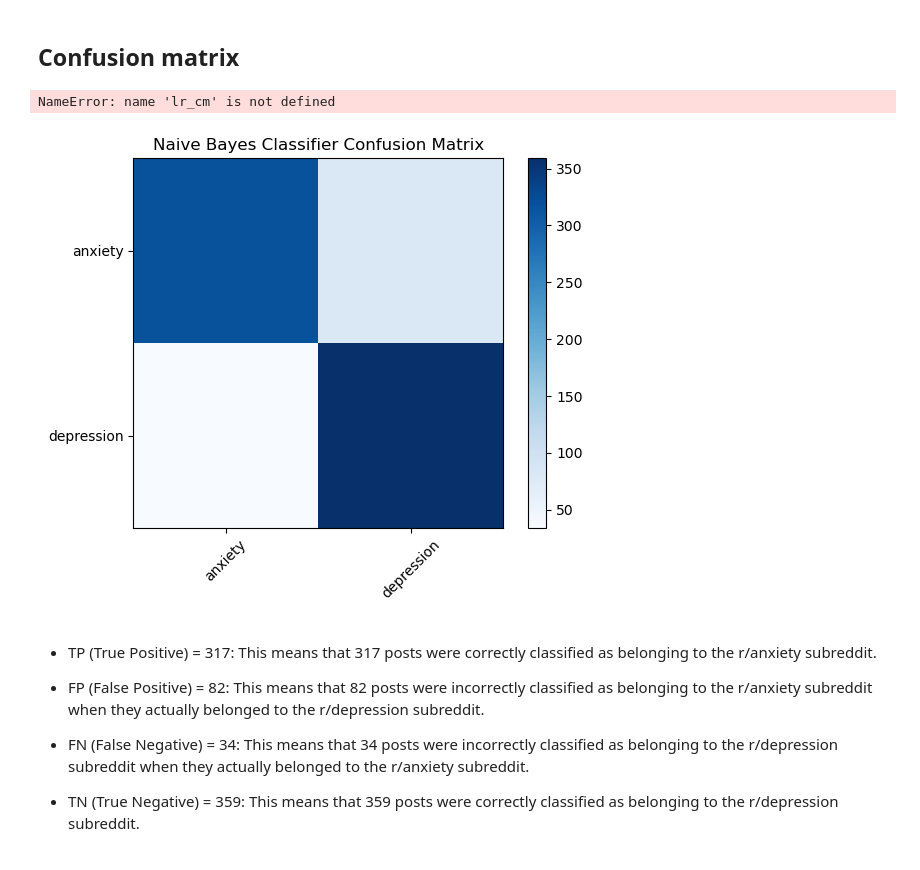
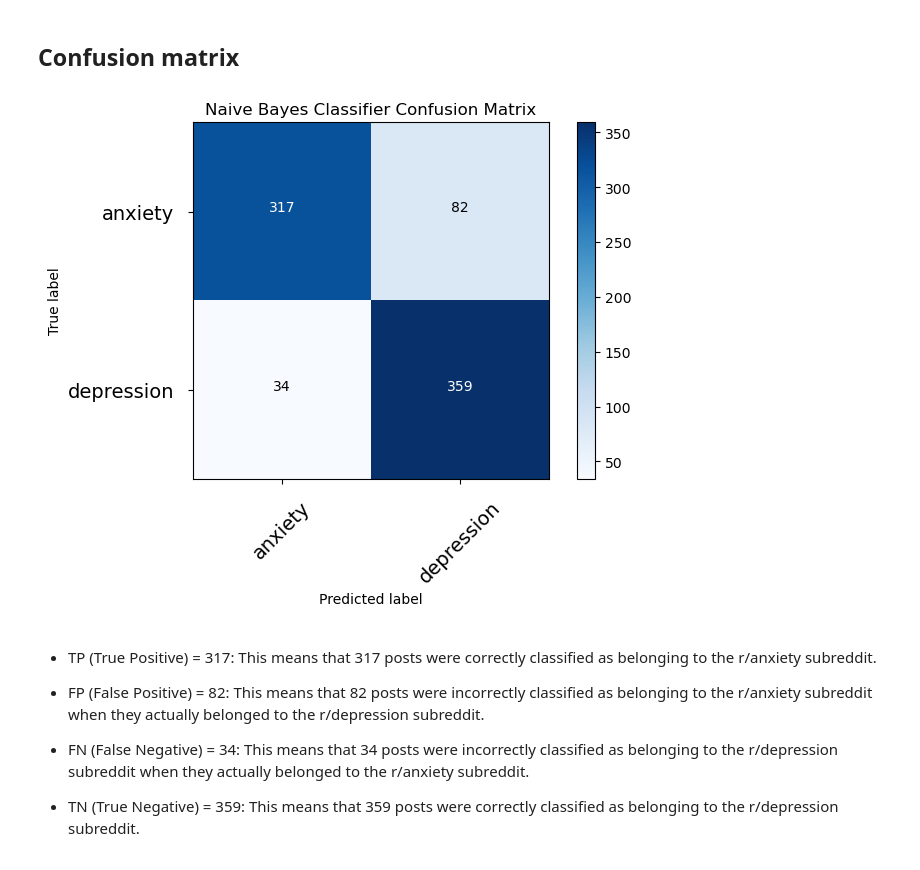
Before and after one commit to nicholas-khoo/Subreddit-Natural-Language-Processing-Binary-Classification, a Jupyter notebook: code/03_ML.ipynb, the cells around one changed output. Drawn from its saved outputs; the diff is of its cells as text; code cells hidden in the pictures.

```diff
--- a/code/03_ML.ipynb
+++ b/code/03_ML.ipynb
@@ -133,33 +133,32 @@ lr_f1 = f1_score(y_test, lr_pred)
 # %%
 # calculate confusion matrix
 nb_cm = confusion_matrix(y_test, nb_pred)
 
 # define classes
 classes = np.array(['anxiety', 'depression'])
 
 # plot confusion matrix
 plt.imshow(nb_cm, interpolation='nearest', cmap=plt.cm.Blues)
 plt.title('Naive Bayes Classifier Confusion Matrix')
 plt.colorbar()
 tick_marks = np.arange(len(classes))
 plt.xticks(tick_marks, classes, rotation=45)
 plt.yticks(tick_marks, classes)
 
 # label
 thresh = nb_cm.max() / 2.0
 for i, j in itertools.product(range(nb_cm.shape[0]), range(nb_cm.shape[1])):
     plt.text(j, i, nb_cm[i, j],
              horizontalalignment="center",
-             color="white" if lr_cm[i, j] > thresh else "black")
+             color="white" if nb_cm[i, j] > thresh else "black")
 
 plt.tight_layout()
 plt.ylabel('True label')
 plt.xlabel('Predicted label')
 plt.tick_params(axis='both', which='major', labelsize=14, pad=10)
 plt.show()
 # %% [output]
-NameError: name 'lr_cm' is not defined
-[figure, old version]
+[figure, new version]
 # %% [markdown]
 - TP (True Positive) = 317: This means that 317 posts were correctly classified as belonging to the r/anxiety subreddit.
 
```
Also changed, not shown: parts of 6 cells of this notebook.
